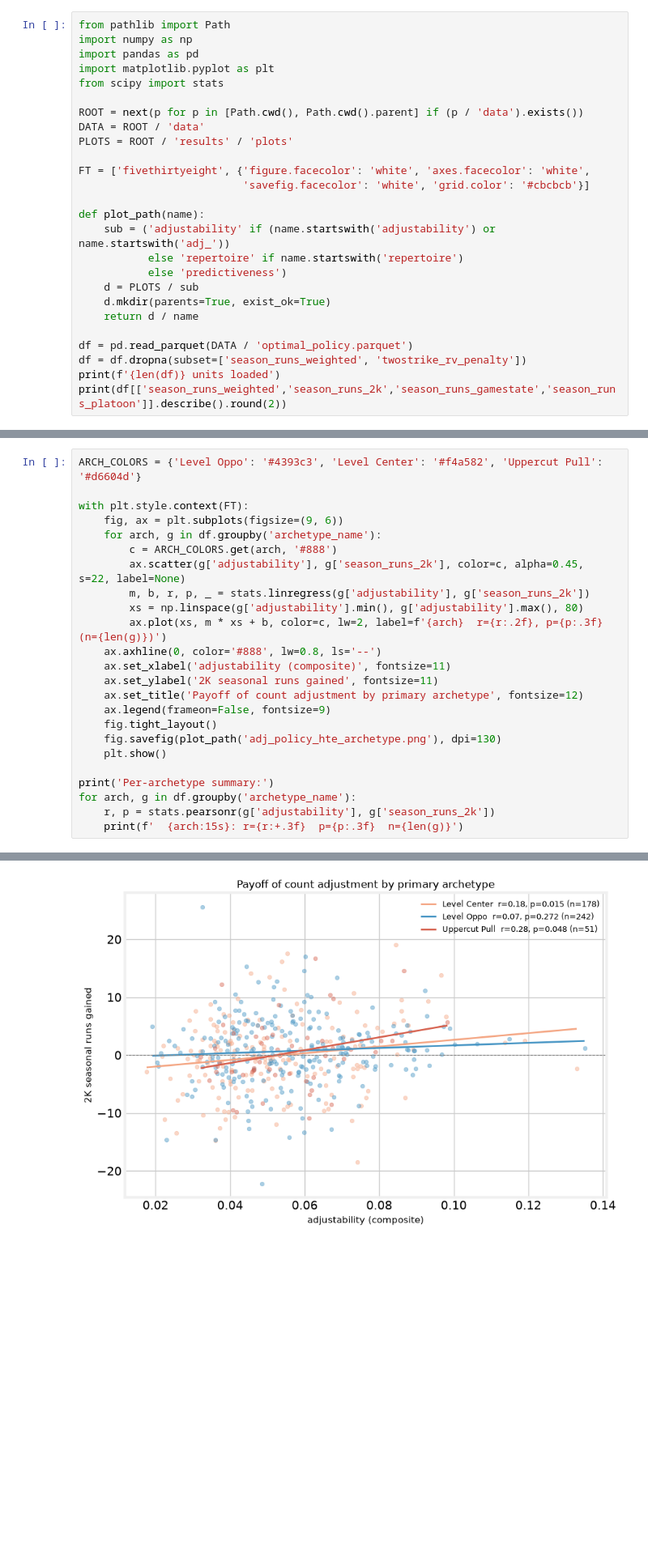
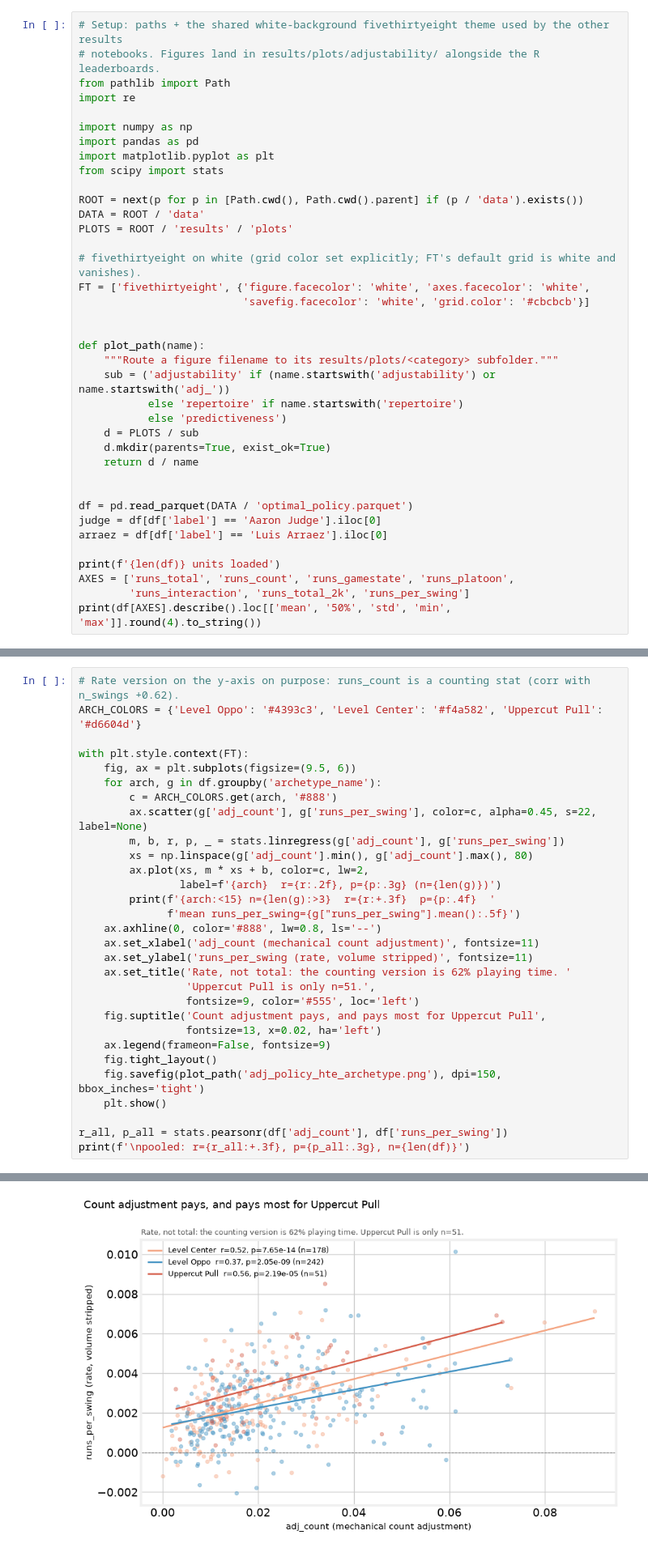
Before and after one commit to theoauyeung/swing_repetoire, a Jupyter notebook: src/optimal_adj_policy.ipynb, the cells around one changed output, grey strips where cells are left out. Shown at 81% size. Saved outputs shown, nothing was run; the diff lists cells and outputs as text; blank space fills up the shorter version.

Commit message:
feat(notebook): rewrite optimal policy notebook on counterfactual runs

```diff
--- a/src/optimal_adj_policy.ipynb
+++ b/src/optimal_adj_policy.ipynb
@@ -3,5 +16,9 @@
 # %%
+# Setup: paths + the shared white-background fivethirtyeight theme used by the other results
+# notebooks. Figures land in results/plots/adjustability/ alongside the R leaderboards.
 from pathlib import Path
+import re
+
 import numpy as np
 import pandas as pd
 import matplotlib.pyplot as plt
@@ -11,10 +28,13 @@ ROOT = next(p for p in [Path.cwd(), Path.cwd().parent] if (p / 'data').exists())
 DATA = ROOT / 'data'
 PLOTS = ROOT / 'results' / 'plots'
 
+# fivethirtyeight on white (grid color set explicitly; FT's default grid is white and vanishes).
 FT = ['fivethirtyeight', {'figure.facecolor': 'white', 'axes.facecolor': 'white',
                           'savefig.facecolor': 'white', 'grid.color': '#cbcbcb'}]
 
+
 def plot_path(name):
+    """Route a figure filename to its results/plots/<category> subfolder."""
     sub = ('adjustability' if (name.startswith('adjustability') or name.startswith('adj_'))
            else 'repertoire' if name.startswith('repertoire')
            else 'predictiveness')
@@ -22,9 +42,14 @@ def plot_path(name):
     d.mkdir(parents=True, exist_ok=True)
     return d / name
 
+
 df = pd.read_parquet(DATA / 'optimal_policy.parquet')
-df = df.dropna(subset=['season_runs_weighted', 'twostrike_rv_penalty'])
+judge = df[df['label'] == 'Aaron Judge'].iloc[0]
+arraez = df[df['label'] == 'Luis Arraez'].iloc[0]
+
 print(f'{len(df)} units loaded')
-print(df[['season_runs_weighted','season_runs_2k','season_runs_gamestate','season_runs_platoon']].describe().round(2))
+AXES = ['runs_total', 'runs_count', 'runs_gamestate', 'runs_platoon',
+        'runs_interaction', 'runs_total_2k', 'runs_per_swing']
+print(df[AXES].describe().loc[['mean', '50%', 'std', 'min', 'max']].round(4).to_string())
 # %% [output]
 471 units loaded
@@ -95,25 +273,31 @@ The average `adjustability` payoff masks variation by player type. Three moderat
 # %%
+# Rate version on the y-axis on purpose: runs_count is a counting stat (corr with n_swings +0.62).
 ARCH_COLORS = {'Level Oppo': '#4393c3', 'Level Center': '#f4a582', 'Uppercut Pull': '#d6604d'}
 
 with plt.style.context(FT):
-    fig, ax = plt.subplots(figsize=(9, 6))
+    fig, ax = plt.subplots(figsize=(9.5, 6))
     for arch, g in df.groupby('archetype_name'):
         c = ARCH_COLORS.get(arch, '#888')
-        ax.scatter(g['adjustability'], g['season_runs_2k'], color=c, alpha=0.45, s=22, label=None)
-        m, b, r, p, _ = stats.linregress(g['adjustability'], g['season_runs_2k'])
-        xs = np.linspace(g['adjustability'].min(), g['adjustability'].max(), 80)
-        ax.plot(xs, m * xs + b, color=c, lw=2, label=f'{arch}  r={r:.2f}, p={p:.3f} (n={len(g)})')
+        ax.scatter(g['adj_count'], g['runs_per_swing'], color=c, alpha=0.45, s=22, label=None)
+        m, b, r, p, _ = stats.linregress(g['adj_count'], g['runs_per_swing'])
+        xs = np.linspace(g['adj_count'].min(), g['adj_count'].max(), 80)
+        ax.plot(xs, m * xs + b, color=c, lw=2,
+                label=f'{arch}  r={r:.2f}, p={p:.3g} (n={len(g)})')
+        print(f'{arch:<15} n={len(g):>3}  r={r:+.3f}  p={p:.4f}  '
+              f'mean runs_per_swing={g["runs_per_swing"].mean():.5f}')
     ax.axhline(0, color='#888', lw=0.8, ls='--')
-    ax.set_xlabel('adjustability (composite)', fontsize=11)
-    ax.set_ylabel('2K seasonal runs gained', fontsize=11)
-    ax.set_title('Payoff of count adjustment by primary archetype', fontsize=12)
+    ax.set_xlabel('adj_count (mechanical count adjustment)', fontsize=11)
+    ax.set_ylabel('runs_per_swing (rate, volume stripped)', fontsize=11)
+    ax.set_title('Rate, not total: the counting version is 62% playing time. '
+                 'Uppercut Pull is only n=51.',
+                 fontsize=9, color='#555', loc='left')
+    fig.suptitle('Count adjustment pays, and pays most for Uppercut Pull',
+                 fontsize=13, x=0.02, ha='left')
     ax.legend(frameon=False, fontsize=9)
     fig.tight_layout()
-    fig.savefig(plot_path('adj_policy_hte_archetype.png'), dpi=130)
+    fig.savefig(plot_path('adj_policy_hte_archetype.png'), dpi=150, bbox_inches='tight')
     plt.show()
 
-print('Per-archetype summary:')
-for arch, g in df.groupby('archetype_name'):
-    r, p = stats.pearsonr(g['adjustability'], g['season_runs_2k'])
-    print(f'  {arch:15s}: r={r:+.3f}  p={p:.3f}  n={len(g)}')
+r_all, p_all = stats.pearsonr(df['adj_count'], df['runs_per_swing'])
+print(f'\npooled: r={r_all:+.3f}, p={p_all:.3g}, n={len(df)}')
 # %% [output]
@@ -120 +307 @@ for arch, g in df.groupby('archetype_name'):
-[figure, old version]
+[figure, new version]
```
Also changed, not shown: parts of 26 cells of this notebook, 4 other files.
